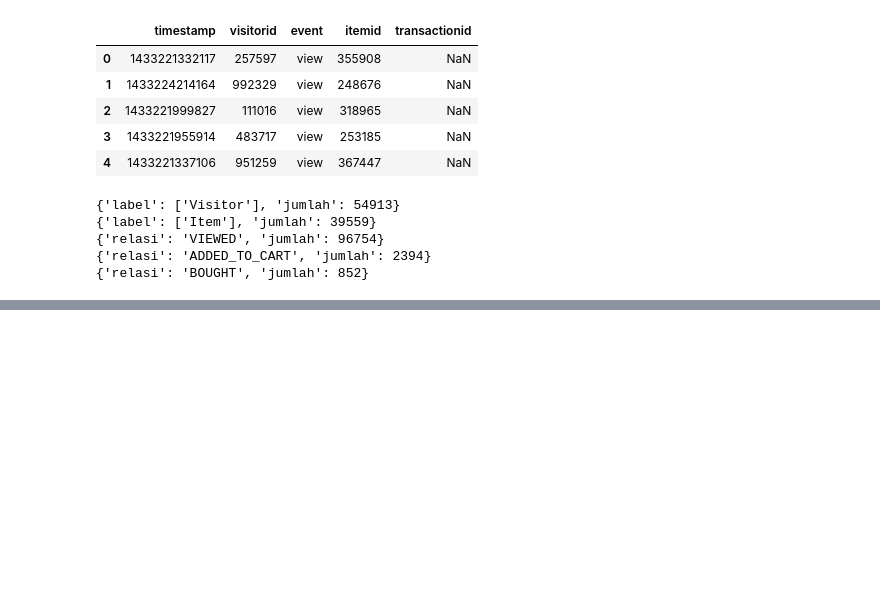
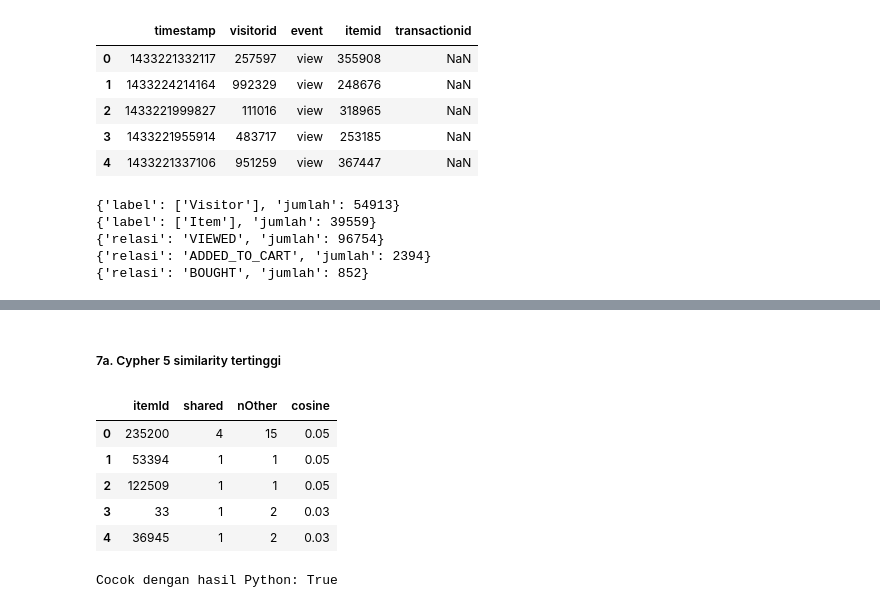
Before and after one commit to nadirazahra09/uts-graf-sains-data, a Jupyter notebook: UTS_GSD.ipynb, the cells around one changed output, grey strips where cells are left out. Drawn from its saved outputs; the diff is of its cells as text; code cells hidden in the pictures; blank space fills up the shorter version.

```diff
--- a/UTS_GSD.ipynb
+++ b/UTS_GSD.ipynb
@@ -105,0 +458,31 @@ for q in (q_nodes, q_rels):
+# %% [markdown]
+##### 7a. Cypher 5 similarity tertinggi
+# %%
+Q_TOP5 = """
+MATCH (ref:Item {itemId: $ref})<-[:VIEWED|ADDED_TO_CART|BOUGHT]-(u:Visitor)
+WITH ref, collect(DISTINCT u) AS refUsers
+UNWIND refUsers AS u
+MATCH (u)-[:VIEWED|ADDED_TO_CART|BOUGHT]->(other:Item)
+WHERE other <> ref
+WITH ref, size(refUsers) AS nRef, other, count(DISTINCT u) AS shared
+MATCH (other)<-[:VIEWED|ADDED_TO_CART|BOUGHT]-(ou:Visitor)
+WITH other, shared, nRef, count(DISTINCT ou) AS nOther
+RETURN other.itemId AS itemId, shared, nOther,
+       toFloat(shared) / sqrt(toFloat(nRef) * nOther) AS cosine
+ORDER BY cosine DESC, itemId ASC
+LIMIT 5
+"""
+recs, _, _ = driver.execute_query(Q_TOP5, ref=ref_id, database_="neo4j")
+top5_cy = pd.DataFrame([dict(r) for r in recs])
+display(top5_cy)
+
+py_scores = [sc for _, sc in knn_items(ref_idx)]
+print("Cocok dengan hasil Python:", np.allclose(top5_cy["cosine"].values, py_scores))
+# %% [output]
+|  | itemId | shared | nOther | cosine |
+| 0 | 235200 | 4 | 15 | 0.05 |
+| 1 | 53394 | 1 | 1 | 0.05 |
+| 2 | 122509 | 1 | 1 | 0.05 |
+| 3 | 33 | 1 | 2 | 0.03 |
+| 4 | 36945 | 1 | 2 | 0.03 |
+Cocok dengan hasil Python: True
```
Also changed, not shown: parts of 33 cells of this notebook.
